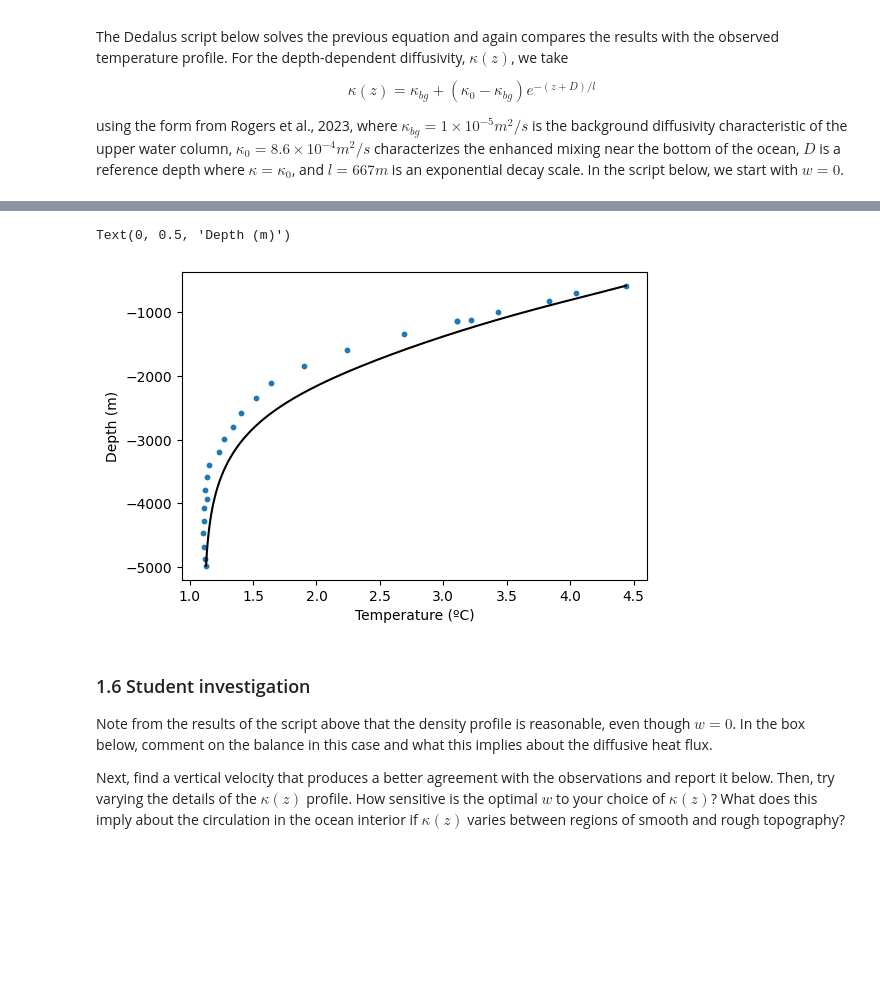
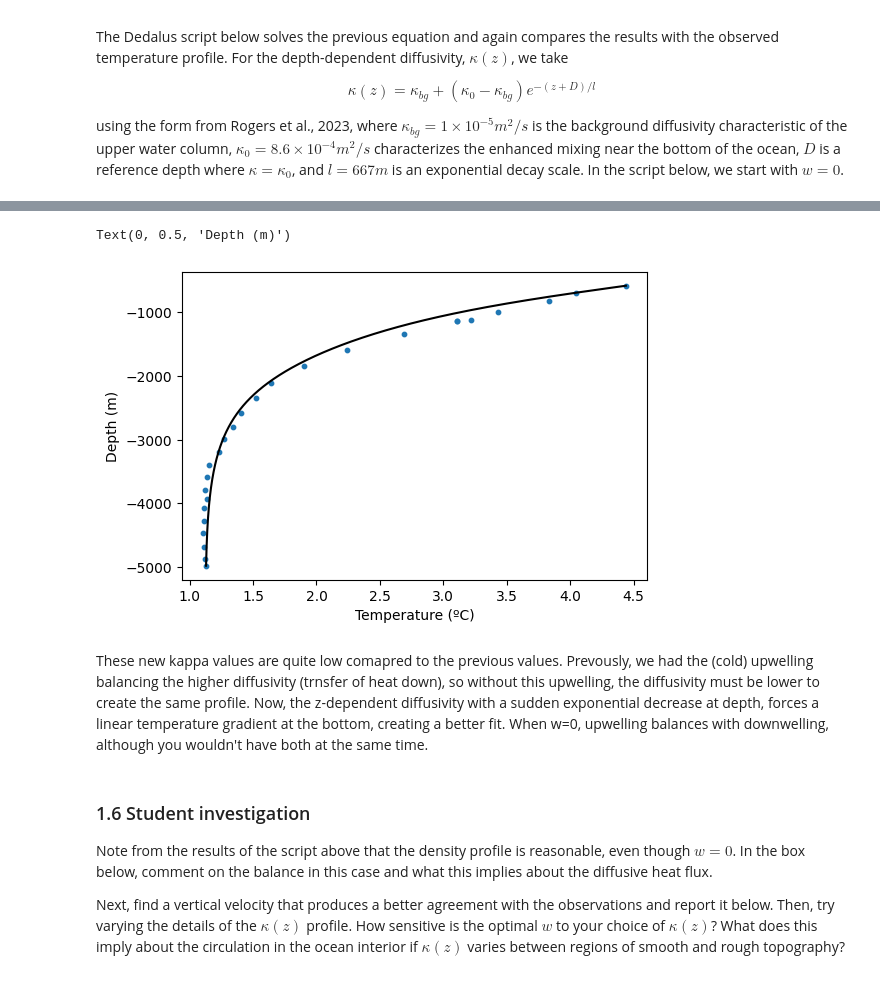
Before and after one commit to PolinaSevastyanova1/QCES, a Jupyter notebook: Project2_transport.ipynb, the cells around one changed output, grey strips where cells are left out. Saved outputs shown, nothing was run; the diff lists cells and outputs as text; code cells hidden in the pictures; blank space fills up the shorter version.

Commit message:
Beginning to plot pt2

```diff
--- a/Project2_transport.ipynb
+++ b/Project2_transport.ipynb
@@ -529,7 +620,7 @@ T_bottom = CTD_T[0]
 Nz = 1000
 
 # Set the vertical velocity
-w = 0 # m/s
+w = 1e-8 # m/s Initially 0
 
 # Bases
 zcoord = d3.Coordinate('z')
@@ -578,5 +669,8 @@ INFO:subsystems:Building subproblem matrices 1/1 (~100%) Elapsed: 0s, Remaining:
 Text(0, 0.5, 'Depth (m)')
-[figure, old version]
+[figure, new version]
+# %% [markdown]
+These new kappa values are quite low comapred to the previous values. Prevously, we had the (cold) upwelling balancing the higher diffusivity (trnsfer of heat down), so without this upwelling, the diffusivity must be lower to create the same profile. Now, the z-dependent diffusivity with a sudden exponential decrease at depth, forces a linear temperature gradient at the bottom, creating a better fit.
+When w=0, upwelling balances with downwelling, although you wouldn't have both at the same time.
 # %% [markdown]
 ### 1.6 Student investigation
 <a id='section1pt6'></a>
```
Also changed, not shown: parts of 10 cells of this notebook.
